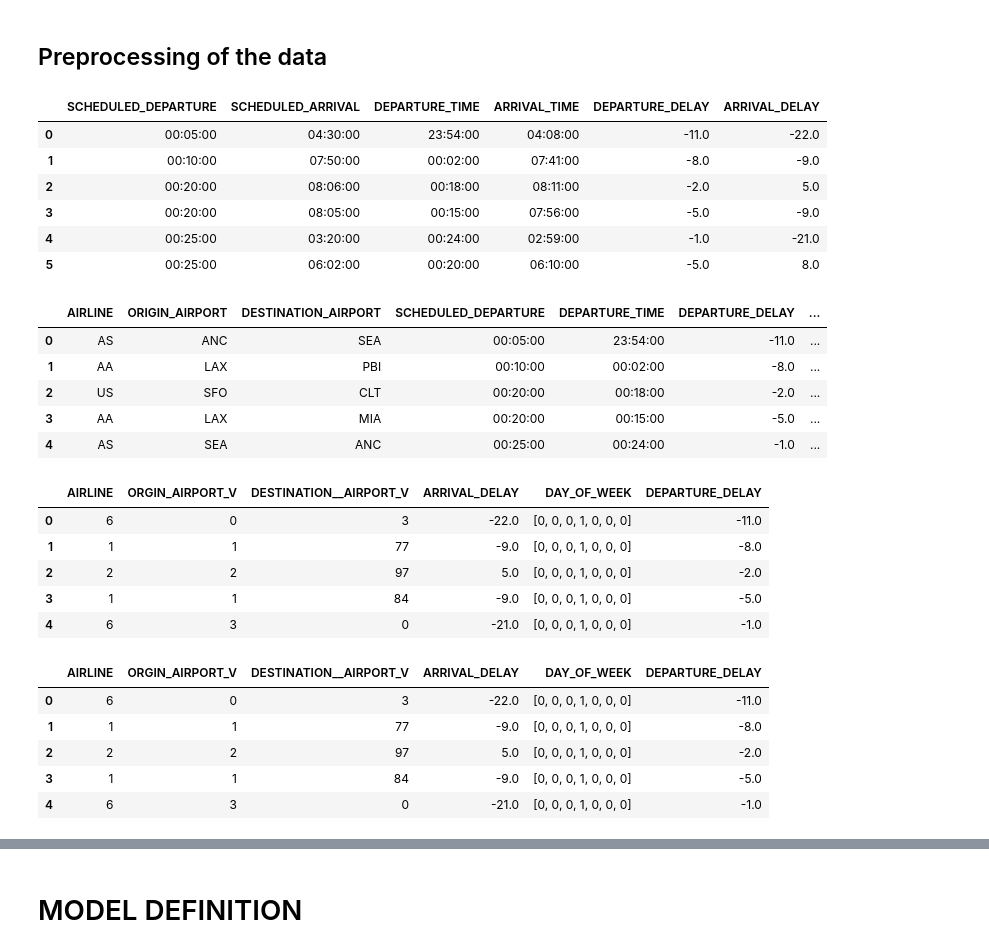
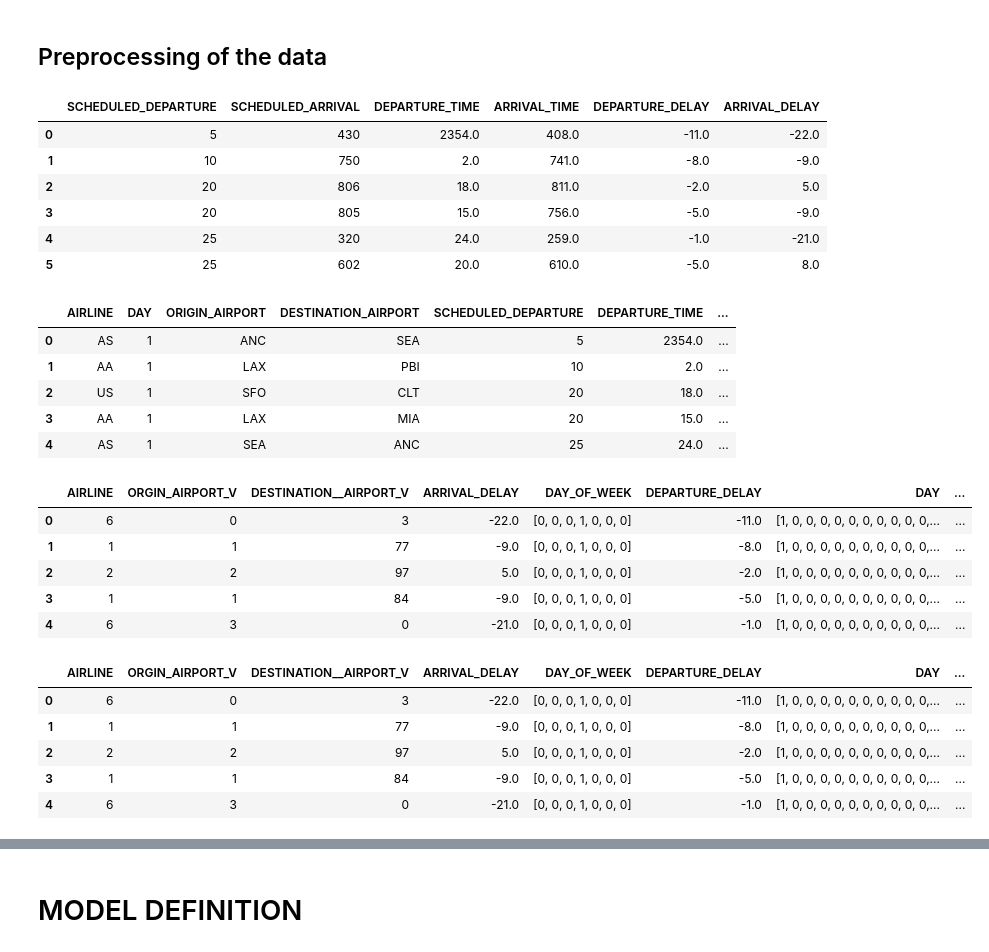
Before and after one commit to anonsachin/Flight_delay, a Jupyter notebook: Flight_conv.ipynb, the cells around one changed output, grey strips where cells are left out. Cells and saved outputs as stored; diff of their text form; code cells hidden in the pictures.

```diff
--- a/Flight_conv.ipynb
+++ b/Flight_conv.ipynb
@@ -45,69 +45,71 @@ flights['DATE'] = pd.to_datetime(flights[['YEAR','MONTH', 'DAY']])
 # %%
 # REFORMATING THE DATE VARIABLES
 #__________________________________________________________________________________
-flights['SCHEDULED_DEPARTURE'] = flights['SCHEDULED_DEPARTURE'].apply(format_heure) #create_flight_time(flights, 'SCHEDULED_DEPARTURE')
-flights['DEPARTURE_TIME'] = flights['DEPARTURE_TIME'].apply(format_heure)
-flights['SCHEDULED_ARRIVAL'] = flights['SCHEDULED_ARRIVAL'].apply(format_heure)
-flights['ARRIVAL_TIME'] = flights['ARRIVAL_TIME'].apply(format_heure)
+# flights['SCHEDULED_DEPARTURE'] = flights['SCHEDULED_DEPARTURE'].apply(format_heure) #create_flight_time(flights, 'SCHEDULED_DEPARTURE')
+# flights['DEPARTURE_TIME'] = flights['DEPARTURE_TIME'].apply(format_heure)
+# flights['SCHEDULED_ARRIVAL'] = flights['SCHEDULED_ARRIVAL'].apply(format_heure)
+# flights['ARRIVAL_TIME'] = flights['ARRIVAL_TIME'].apply(format_heure)
 #__________________________________________________________________________
 flights.loc[:5, ['SCHEDULED_DEPARTURE', 'SCHEDULED_ARRIVAL', 'DEPARTURE_TIME',
              'ARRIVAL_TIME', 'DEPARTURE_DELAY', 'ARRIVAL_DELAY']]
 # %% [output]
 |  | SCHEDULED_DEPARTURE | SCHEDULED_ARRIVAL | DEPARTURE_TIME | ARRIVAL_TIME | DEPARTURE_DELAY | ARRIVAL_DELAY |
-| 0 | 00:05:00 | 04:30:00 | 23:54:00 | 04:08:00 | -11.0 | -22.0 |
-| 1 | 00:10:00 | 07:50:00 | 00:02:00 | 07:41:00 | -8.0 | -9.0 |
-| 2 | 00:20:00 | 08:06:00 | 00:18:00 | 08:11:00 | -2.0 | 5.0 |
-| 3 | 00:20:00 | 08:05:00 | 00:15:00 | 07:56:00 | -5.0 | -9.0 |
-| 4 | 00:25:00 | 03:20:00 | 00:24:00 | 02:59:00 | -1.0 | -21.0 |
-| 5 | 00:25:00 | 06:02:00 | 00:20:00 | 06:10:00 | -5.0 | 8.0 |
+| 0 | 5 | 430 | 2354.0 | 408.0 | -11.0 | -22.0 |
+| 1 | 10 | 750 | 2.0 | 741.0 | -8.0 | -9.0 |
+| 2 | 20 | 806 | 18.0 | 811.0 | -2.0 | 5.0 |
+| 3 | 20 | 805 | 15.0 | 756.0 | -5.0 | -9.0 |
+| 4 | 25 | 320 | 24.0 | 259.0 | -1.0 | -21.0 |
+| 5 | 25 | 602 | 20.0 | 610.0 | -5.0 | 8.0 |
 # %%
 # DROPING IRRELEVANT COLUMNS
 #_____________________________________________________________________________________
 variables_to_remove = ['TAXI_OUT', 'TAXI_IN', 'WHEELS_ON', 'WHEELS_OFF', 'YEAR',
-                       'DAY','DATE', 'AIR_SYSTEM_DELAY',
+                       'DATE', 'AIR_SYSTEM_DELAY',
                        'SECURITY_DELAY', 'AIRLINE_DELAY', 'LATE_AIRCRAFT_DELAY',
                        'WEATHER_DELAY', 'DIVERTED', 'CANCELLED', 'CANCELLATION_REASON',
                        'FLIGHT_NUMBER', 'TAIL_NUMBER', 'AIR_TIME']
 flights.drop(variables_to_remove, axis = 1, inplace = True)
-flights = flights[['AIRLINE', 'ORIGIN_AIRPORT', 'DESTINATION_AIRPORT',
+flights = flights[['AIRLINE','DAY', 'ORIGIN_AIRPORT', 'DESTINATION_AIRPORT',
         'SCHEDULED_DEPARTURE', 'DEPARTURE_TIME', 'DEPARTURE_DELAY',
         'SCHEDULED_ARRIVAL', 'ARRIVAL_TIME', 'ARRIVAL_DELAY',
         'SCHEDULED_TIME', 'ELAPSED_TIME','MONTH','DAY_OF_WEEK']]
 flights[:5]
 # %% [output]
-|  | AIRLINE | ORIGIN_AIRPORT | DESTINATION_AIRPORT | SCHEDULED_DEPARTURE | DEPARTURE_TIME | DEPARTURE_DELAY | ... |
-| 0 | AS | ANC | SEA | 00:05:00 | 23:54:00 | -11.0 | ... |
-| 1 | AA | LAX | PBI | 00:10:00 | 00:02:00 | -8.0 | ... |
-| 2 | US | SFO | CLT | 00:20:00 | 00:18:00 | -2.0 | ... |
-| 3 | AA | LAX | MIA | 00:20:00 | 00:15:00 | -5.0 | ... |
-| 4 | AS | SEA | ANC | 00:25:00 | 00:24:00 | -1.0 | ... |
+|  | AIRLINE | DAY | ORIGIN_AIRPORT | DESTINATION_AIRPORT | SCHEDULED_DEPARTURE | DEPARTURE_TIME | ... |
+| 0 | AS | 1 | ANC | SEA | 5 | 2354.0 | ... |
+| 1 | AA | 1 | LAX | PBI | 10 | 2.0 | ... |
+| 2 | US | 1 | SFO | CLT | 20 | 18.0 | ... |
+| 3 | AA | 1 | LAX | MIA | 20 | 15.0 | ... |
+| 4 | AS | 1 | SEA | ANC | 25 | 24.0 | ... |
 # %%
 # PROCESSING THE CATEGORICAL DATA
 #___________________________________________________________________
 flights['AIRLINE'] = flights['AIRLINE'].apply(lambda x: airlines[x])
 flights['ORGIN_AIRPORT_V'] = flights['ORIGIN_AIRPORT'].apply(lambda x: airports[x])
 flights['DESTINATION__AIRPORT_V'] = flights['DESTINATION_AIRPORT'].apply(lambda x: airports[x])
 flights['DAY_OF_WEEK'] = flights['DAY_OF_WEEK'].apply(lambda x: one_hot_encode(7,x))
-flights = flights[['AIRLINE','ORGIN_AIRPORT_V',"DESTINATION__AIRPORT_V",'ARRIVAL_DELAY','DAY_OF_WEEK','DEPARTURE_DELAY']]
+flights['DAY'] = flights['DAY'].apply(lambda x: one_hot_encode(31,x))
+flights['MONTH'] = flights['MONTH'].apply(lambda x: one_hot_encode(12,x))
+flights = flights[['AIRLINE','ORGIN_AIRPORT_V',"DESTINATION__AIRPORT_V",'ARRIVAL_DELAY','DAY_OF_WEEK','DEPARTURE_DELAY','DAY','MONTH','SCHEDULED_ARRIVAL']]
 flights.head()
 # %% [output]
-|  | AIRLINE | ORGIN_AIRPORT_V | DESTINATION__AIRPORT_V | ARRIVAL_DELAY | DAY_OF_WEEK | DEPARTURE_DELAY |
-| 0 | 6 | 0 | 3 | -22.0 | [0, 0, 0, 1, 0, 0, 0] | -11.0 |
-| 1 | 1 | 1 | 77 | -9.0 | [0, 0, 0, 1, 0, 0, 0] | -8.0 |
-| 2 | 2 | 2 | 97 | 5.0 | [0, 0, 0, 1, 0, 0, 0] | -2.0 |
-| 3 | 1 | 1 | 84 | -9.0 | [0, 0, 0, 1, 0, 0, 0] | -5.0 |
-| 4 | 6 | 3 | 0 | -21.0 | [0, 0, 0, 1, 0, 0, 0] | -1.0 |
+|  | AIRLINE | ORGIN_AIRPORT_V | DESTINATION__AIRPORT_V | ARRIVAL_DELAY | DAY_OF_WEEK | DEPARTURE_DELAY | DAY | ... |
+| 0 | 6 | 0 | 3 | -22.0 | [0, 0, 0, 1, 0, 0, 0] | -11.0 | [1, 0, 0, 0, 0, 0, 0, 0, 0, 0, 0,... | ... |
+| 1 | 1 | 1 | 77 | -9.0 | [0, 0, 0, 1, 0, 0, 0] | -8.0 | [1, 0, 0, 0, 0, 0, 0, 0, 0, 0, 0,... | ... |
+| 2 | 2 | 2 | 97 | 5.0 | [0, 0, 0, 1, 0, 0, 0] | -2.0 | [1, 0, 0, 0, 0, 0, 0, 0, 0, 0, 0,... | ... |
+| 3 | 1 | 1 | 84 | -9.0 | [0, 0, 0, 1, 0, 0, 0] | -5.0 | [1, 0, 0, 0, 0, 0, 0, 0, 0, 0, 0,... | ... |
+| 4 | 6 | 3 | 0 | -21.0 | [0, 0, 0, 1, 0, 0, 0] | -1.0 | [1, 0, 0, 0, 0, 0, 0, 0, 0, 0, 0,... | ... |
 # %%
 # CLEAN UP
 #______________________________
 flights.dropna(inplace =True)
 flights = flights.reset_index()
-flights = flights[['AIRLINE','ORGIN_AIRPORT_V',"DESTINATION__AIRPORT_V",'ARRIVAL_DELAY','DAY_OF_WEEK','DEPARTURE_DELAY']]
+flights = flights[['AIRLINE','ORGIN_AIRPORT_V',"DESTINATION__AIRPORT_V",'ARRIVAL_DELAY','DAY_OF_WEEK','DEPARTURE_DELAY','DAY','MONTH','SCHEDULED_ARRIVAL']]
 flights.head()
 # %% [output]
-|  | AIRLINE | ORGIN_AIRPORT_V | DESTINATION__AIRPORT_V | ARRIVAL_DELAY | DAY_OF_WEEK | DEPARTURE_DELAY |
-| 0 | 6 | 0 | 3 | -22.0 | [0, 0, 0, 1, 0, 0, 0] | -11.0 |
-| 1 | 1 | 1 | 77 | -9.0 | [0, 0, 0, 1, 0, 0, 0] | -8.0 |
-| 2 | 2 | 2 | 97 | 5.0 | [0, 0, 0, 1, 0, 0, 0] | -2.0 |
-| 3 | 1 | 1 | 84 | -9.0 | [0, 0, 0, 1, 0, 0, 0] | -5.0 |
-| 4 | 6 | 3 | 0 | -21.0 | [0, 0, 0, 1, 0, 0, 0] | -1.0 |
+|  | AIRLINE | ORGIN_AIRPORT_V | DESTINATION__AIRPORT_V | ARRIVAL_DELAY | DAY_OF_WEEK | DEPARTURE_DELAY | DAY | ... |
+| 0 | 6 | 0 | 3 | -22.0 | [0, 0, 0, 1, 0, 0, 0] | -11.0 | [1, 0, 0, 0, 0, 0, 0, 0, 0, 0, 0,... | ... |
+| 1 | 1 | 1 | 77 | -9.0 | [0, 0, 0, 1, 0, 0, 0] | -8.0 | [1, 0, 0, 0, 0, 0, 0, 0, 0, 0, 0,... | ... |
+| 2 | 2 | 2 | 97 | 5.0 | [0, 0, 0, 1, 0, 0, 0] | -2.0 | [1, 0, 0, 0, 0, 0, 0, 0, 0, 0, 0,... | ... |
+| 3 | 1 | 1 | 84 | -9.0 | [0, 0, 0, 1, 0, 0, 0] | -5.0 | [1, 0, 0, 0, 0, 0, 0, 0, 0, 0, 0,... | ... |
+| 4 | 6 | 3 | 0 | -21.0 | [0, 0, 0, 1, 0, 0, 0] | -1.0 | [1, 0, 0, 0, 0, 0, 0, 0, 0, 0, 0,... | ... |
```
Also changed, not shown: parts of 9 cells of this notebook.
